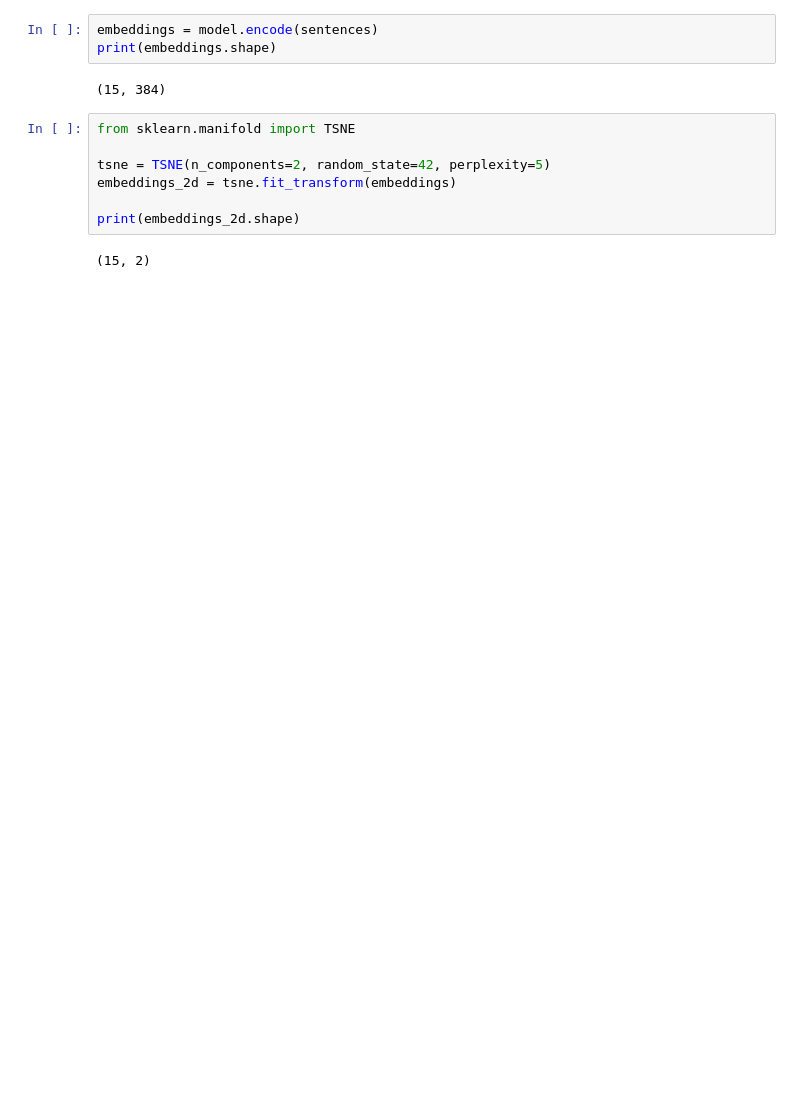
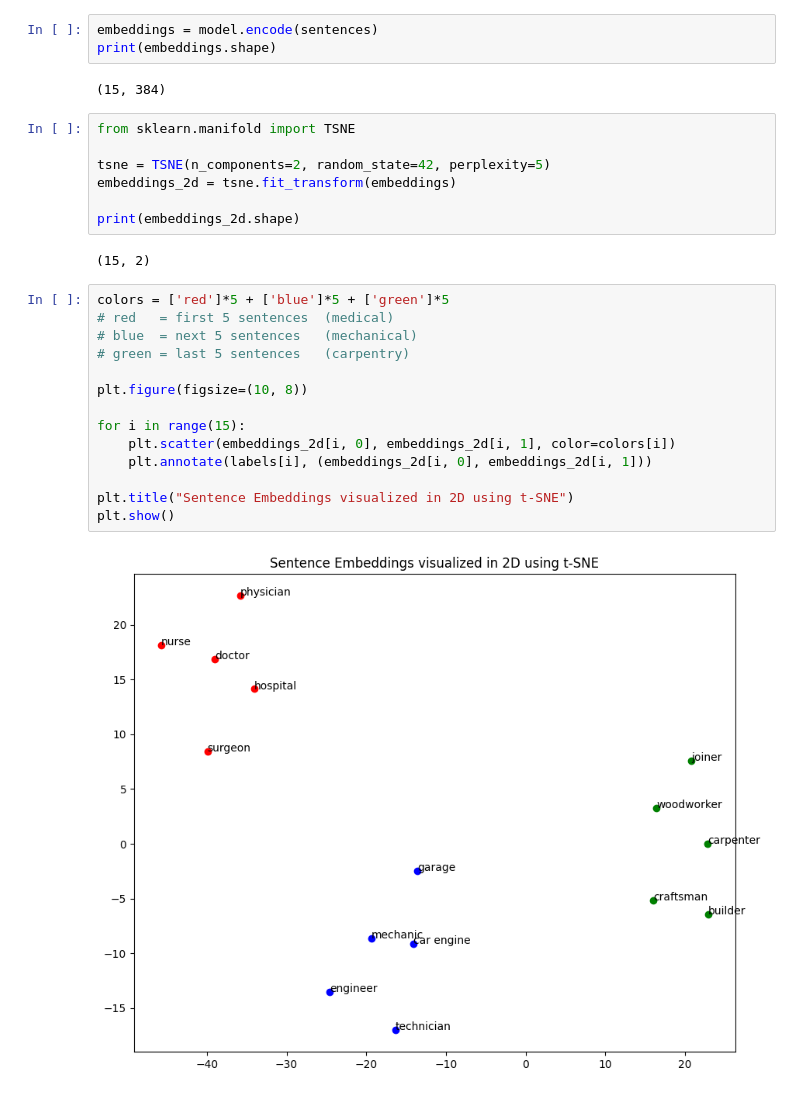
Before and after one commit to Peeyusj/week20_embeddings, a Jupyter notebook: week20_embeddings.ipynb, the cells around one changed output. Drawn from its saved outputs; the diff is of its cells as text; blank space fills up the shorter version.

```diff
--- a/week20_embeddings.ipynb
+++ b/week20_embeddings.ipynb
@@ -123,3 +127,19 @@ embeddings_2d = tsne.fit_transform(embeddings)
 print(embeddings_2d.shape)
 # %% [output]
 (15, 2)
+# %%
+colors = ['red']*5 + ['blue']*5 + ['green']*5
+# red   = first 5 sentences  (medical)
+# blue  = next 5 sentences   (mechanical)
+# green = last 5 sentences   (carpentry)
+
+plt.figure(figsize=(10, 8))
+
+for i in range(15):
+    plt.scatter(embeddings_2d[i, 0], embeddings_2d[i, 1], color=colors[i])
+    plt.annotate(labels[i], (embeddings_2d[i, 0], embeddings_2d[i, 1]))
+
+plt.title("Sentence Embeddings visualized in 2D using t-SNE")
+plt.show()
+# %% [output]
+[figure, added]
```
Also changed, not shown: parts of 5 cells of this notebook.
